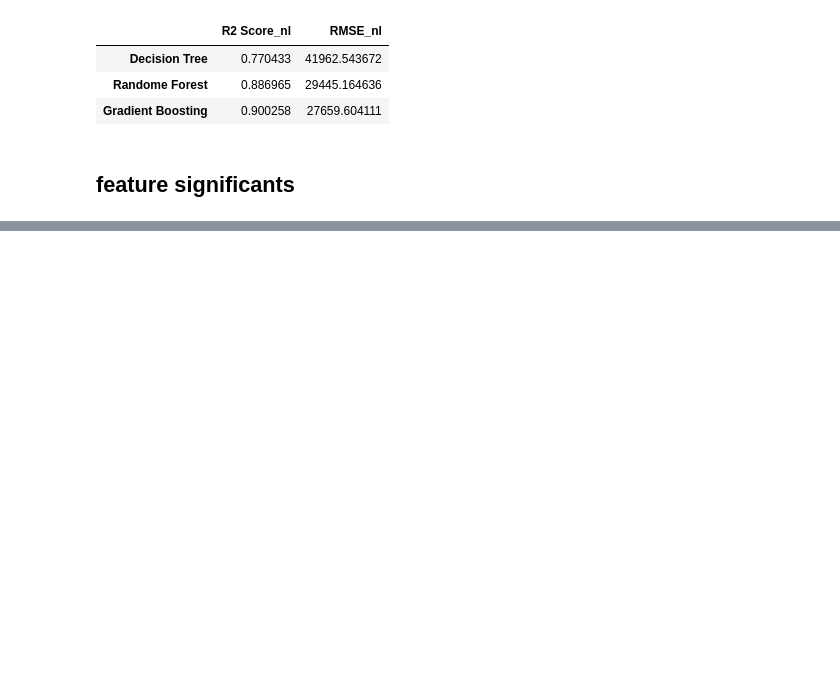
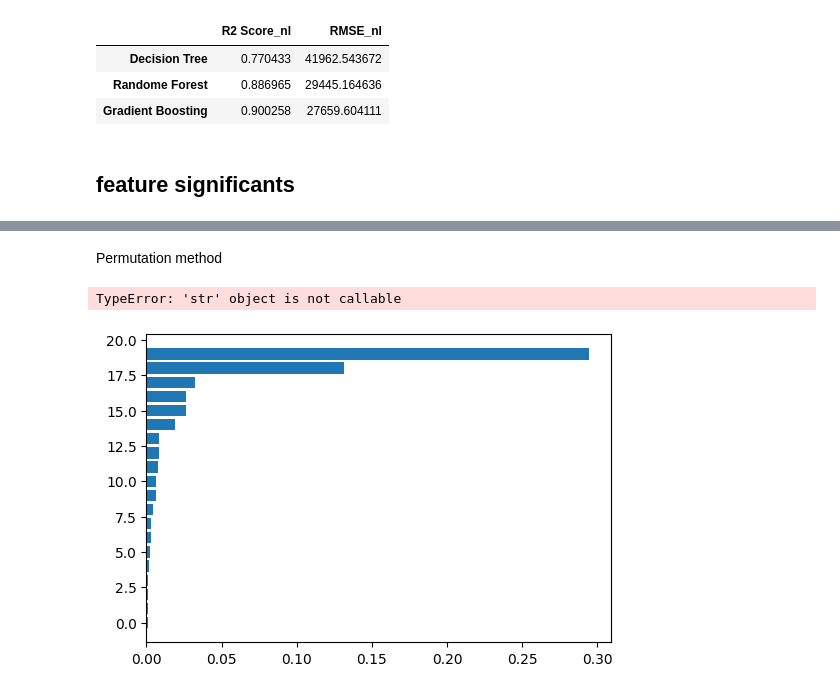
Before and after one commit to annwanginnt/Operation-Research, a Jupyter notebook: AIassignment2.ipynb, the cells around one changed output, grey strips where cells are left out. Cells and saved outputs as stored; diff of their text form; code cells hidden in the pictures; blank space fills up the shorter version.

```diff
--- a/AIassignment2.ipynb
+++ b/AIassignment2.ipynb
@@ -377,0 +362,16 @@ pip U
+# %% [markdown]
+Permutation method
+# %%
+result = permutation_importance(model, X_test, y_test, n_repeats=10, random_state=42)
+sorted_index = result.importances_mean.argsort()[-20:]
+
+# 绘制条形图
+plt.figure(figsize=(6, len(sorted_index) * 0.2))
+plt.barh(range(len(sorted_index)), result.importances_mean[sorted_index], align='center')
+plt.yticks(range(len(sorted_index)), [feature_names[i] for i in sorted_index])
+plt.xlabel('Permutation Importance')
+plt.tight_layout()
+plt.show()
+# %% [output]
+TypeError: 'str' object is not callable
+[figure, added]
```
Also changed, not shown: parts of 12 cells of this notebook.
